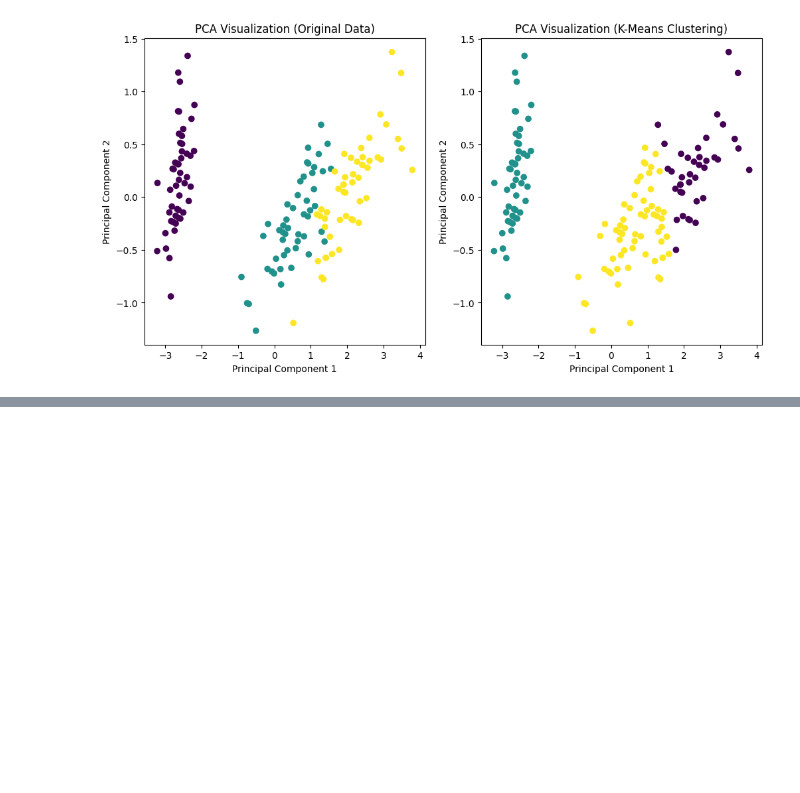
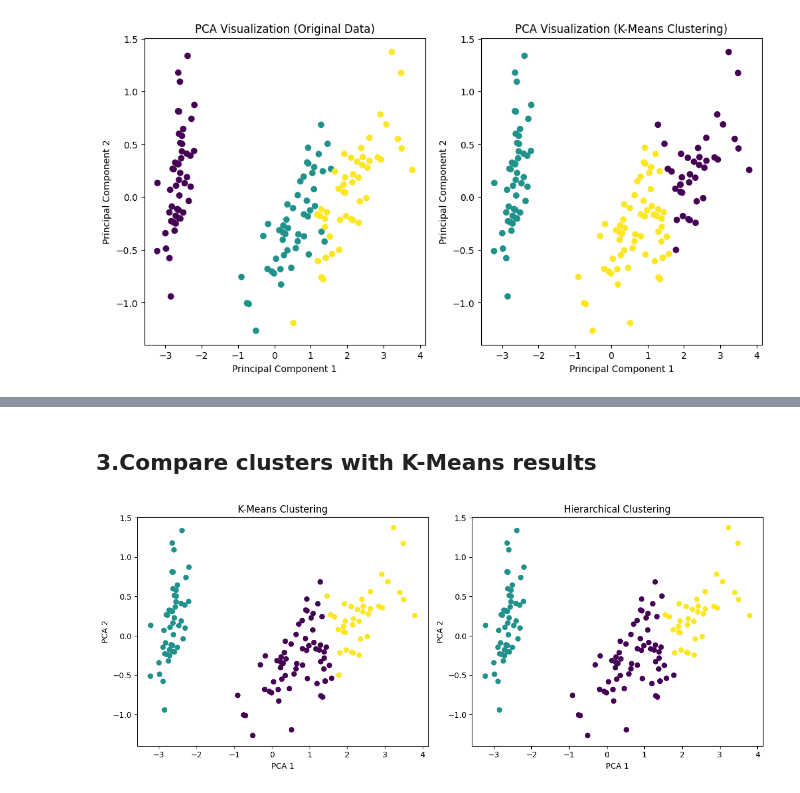
Before and after one commit to soumit02/Machine-Learning-Practice, a Jupyter notebook: src/AssignmentWork/Clustering_&_Dimensionality_Reduction.ipynb, the cells around one changed output, grey strips where cells are left out. Saved outputs shown, nothing was run; the diff lists cells and outputs as text; code cells hidden in the pictures; blank space fills up the shorter version.

```diff
--- a/src/AssignmentWork/Clustering_&_Dimensionality_Reduction.ipynb
+++ b/src/AssignmentWork/Clustering_&_Dimensionality_Reduction.ipynb
@@ -158,0 +181,29 @@ plt.show()
+# %%
+hc = AgglomerativeClustering(
+    n_clusters=3
+)
+
+hc_labels = hc.fit_predict(X)
+# %% [markdown]
+## 3.Compare clusters with K-Means results
+# %%
+plt.figure(figsize=(12, 5))
+
+# K-Means Plot
+plt.subplot(1, 2, 1)
+plt.scatter(X_pca[:, 0], X_pca[:, 1], c=clusters, cmap='viridis')
+plt.title('K-Means Clustering')
+plt.xlabel("PCA 1")
+plt.ylabel("PCA 2")
+
+# Hierarchical Clustering Plot
+plt.subplot(1, 2, 2)
+plt.scatter(X_pca[:, 0], X_pca[:, 1], c=hc_labels, cmap='viridis')
+plt.title('Hierarchical Clustering')
+plt.xlabel("PCA 1")
+plt.ylabel("PCA 2")
+
+plt.tight_layout()
+plt.show()
+# %% [output]
+[figure, added]
```
Also changed, not shown: parts of 5 cells of this notebook.
